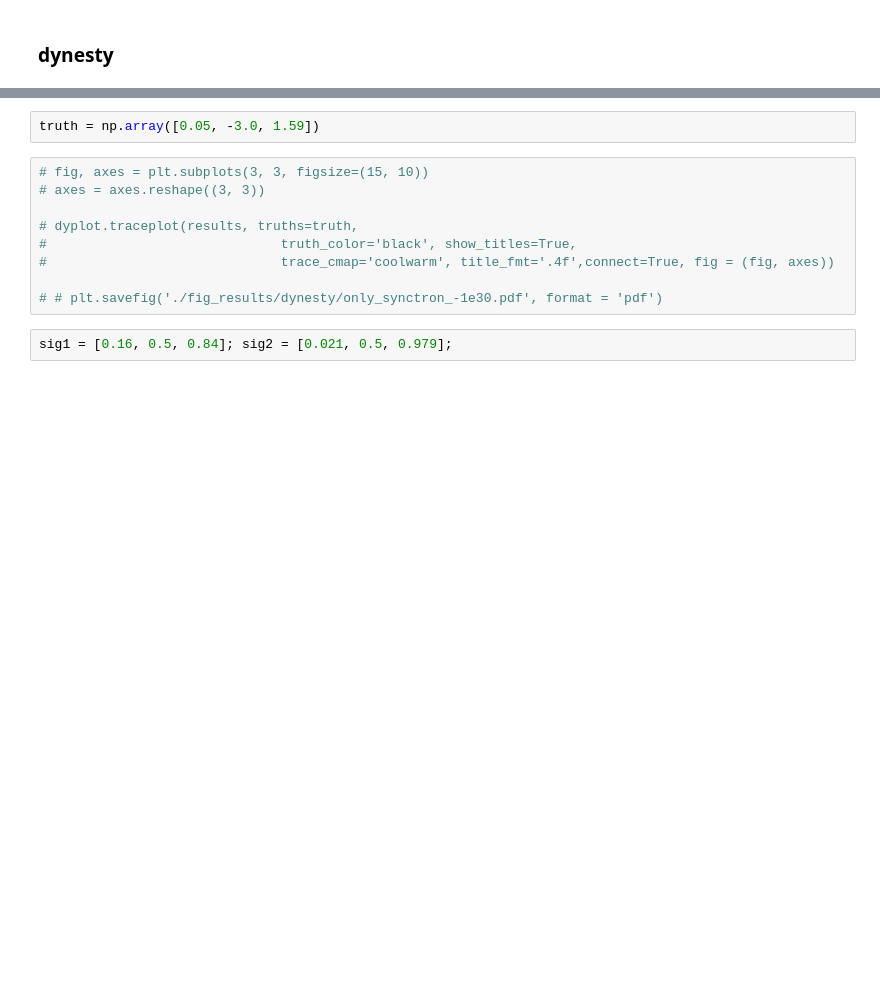
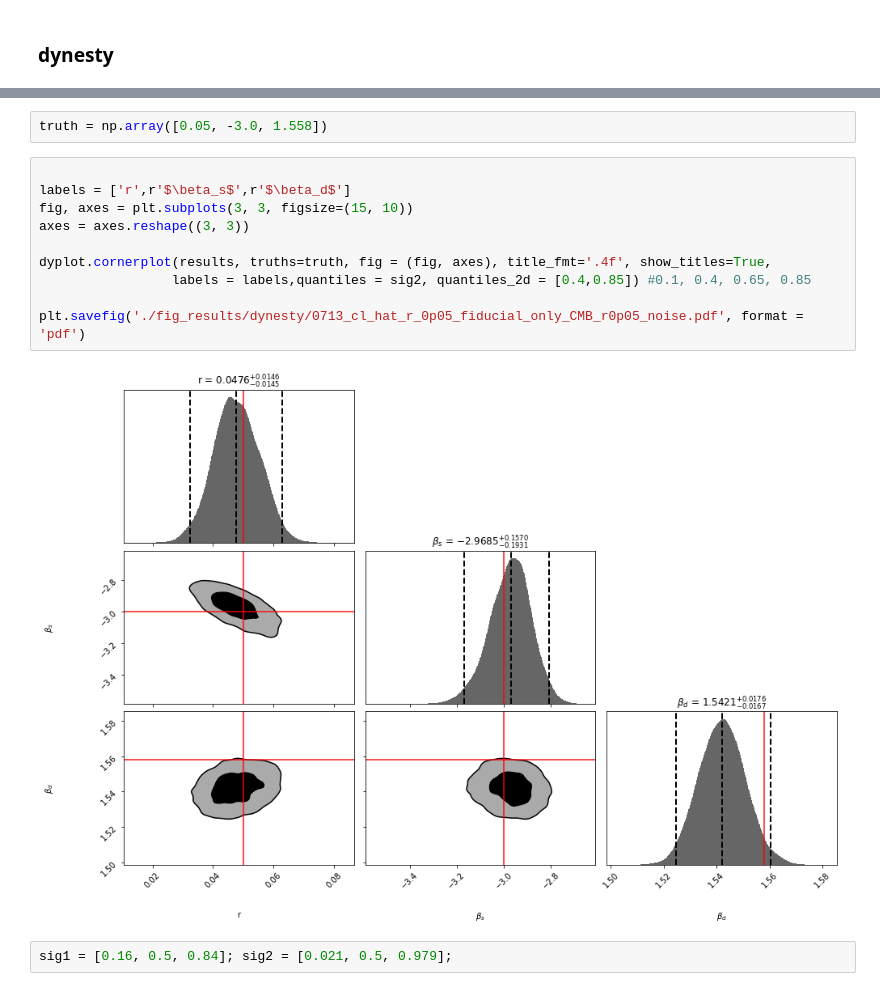
Before and after one commit to YJHelloWorld/Likelihood, a Jupyter notebook: methods.py.ipynb, the cells around one changed output, grey strips where cells are left out. Cells and saved outputs as stored; diff of their text form; blank space fills up the shorter version.

```diff
--- a/methods.py.ipynb
+++ b/methods.py.ipynb
@@ -996,14 +936,17 @@ results = sampler.results
 # %%
-truth = np.array([0.05, -3.0, 1.59])
+truth = np.array([0.05, -3.0, 1.558])
 # %%
-# fig, axes = plt.subplots(3, 3, figsize=(15, 10))
-# axes = axes.reshape((3, 3))
 
-# dyplot.traceplot(results, truths=truth,
-#                              truth_color='black', show_titles=True,
-#                              trace_cmap='coolwarm', title_fmt='.4f',connect=True, fig = (fig, axes))
+labels = ['r',r'$\beta_s$',r'$\beta_d$']
+fig, axes = plt.subplots(3, 3, figsize=(15, 10))
+axes = axes.reshape((3, 3))
 
-# # plt.savefig('./fig_results/dynesty/only_synctron_-1e30.pdf', format = 'pdf')
+dyplot.cornerplot(results, truths=truth, fig = (fig, axes), title_fmt='.4f', show_titles=True,
+                 labels = labels,quantiles = sig2, quantiles_2d = [0.4,0.85]) #0.1, 0.4, 0.65, 0.85
+
+plt.savefig('./fig_results/dynesty/0713_cl_hat_r_0p05_fiducial_only_CMB_r0p05_noise.pdf', format = 'pdf')
+# %% [output]
+[figure, added]
 # %%
 sig1 = [0.16, 0.5, 0.84]; sig2 = [0.021, 0.5, 0.979];
 # %% [markdown]
```
Also changed, not shown: parts of 19 cells of this notebook, 1 other file.
